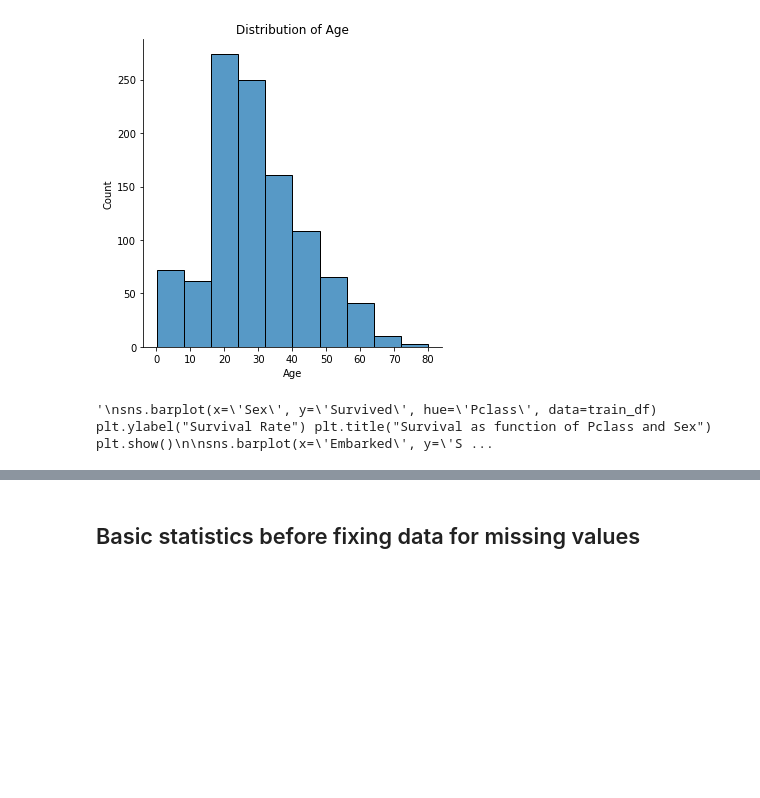
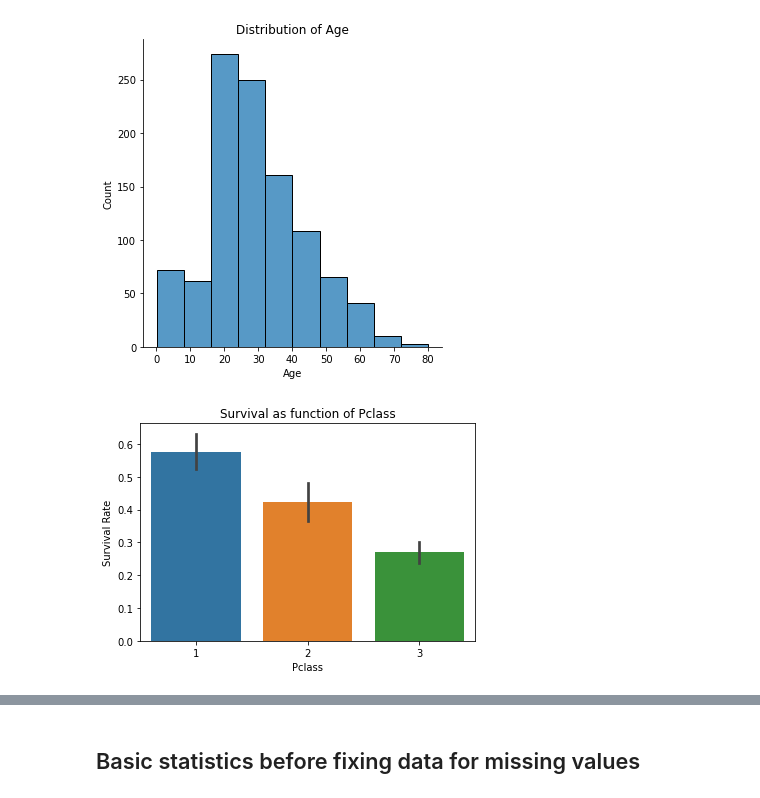
Before and after one commit to chanyadeshani/Group8, a Jupyter notebook: submit_assignment.ipynb, the cells around one changed output, grey strips where cells are left out. Saved outputs shown, nothing was run; the diff lists cells and outputs as text; code cells hidden in the pictures; blank space fills up the shorter version.

```diff
--- a/submit_assignment.ipynb
+++ b/submit_assignment.ipynb
@@ -209,27 +212,10 @@ sns.displot(train_df['Age'], kde=False, bins=10).set(title="Distribution of Age"
 # %% [output]
 <seaborn.axisgrid.FacetGrid at 0x...>
 [figure]
-# %%
-'''
-sns.barplot(x='Sex', y='Survived', hue='Pclass', data=train_df) plt.ylabel("Survival Rate") plt.title("Survival as function of Pclass and Sex") plt.show()
-
-sns.barplot(x='Embarked', y='Survived', data=train_df) plt.ylabel("Survival Rate") plt.title("Survival as function of Embarked Port") plt.show()
-
-sns.barplot(x='Embarked', y='Survived', hue='Pclass', data=train_df) plt.ylabel("Survival Rate") plt.title("Survival as function of Embarked Port & Class") plt.show()
-
-sns.countplot(x='Embarked', hue='Pclass', data=train_df) plt.title("Count of Passengers as function of Embarked Port") plt.show()
-
-sns.boxplot(x='Embarked', y='Age', data=train_df) plt.title("Age distribution as function of Embarked Port") plt.show()
-
-sns.boxplot(x='Embarked', y='Fare', data=train_df) plt.title("Fare distribution as function of Embarked Port") plt.show()
-
-fig, ax = plt.subplots(figsize=(13, 7)) sns.violinplot(x="Pclass", y="Age", hue='Survived', data=train_df, split=True, bw=0.05, palette=swarm_color, ax=ax) plt.title('Survivals for Age and Pclass ') plt.show()
-
-swarm_color = ["red", "green"] fig, ax = plt.subplots(figsize=(13, 7)) sns.swarmplot(x='Pclass', y='Age', hue='Survived', split=True, data=train_df, palette=swarm_color, size=7, ax=ax) plt.title('Survivals for Age and Pclass ') plt.show()
-
-g = sns.factorplot(x="Pclass", y="Age", hue="Survived", col="Sex", data=train_df, kind="swarm", split=True, palette=swarm_color, size=7, aspect=.9, s=7)
-
-y="Age", hue="Survived", col="Sex", data=train_df, kind="violin", split=True, bw=0.05, palette=swarm_color, size=7, aspect=.9, s=7)
-sns.barplot(x='Pclass', y='Survived', data=train_df) plt.ylabel("Survival Rate") plt.title("Survival as function of Pclass") plt.show()'''
-# %% [output]
-'\nsns.barplot(x=\'Sex\', y=\'Survived\', hue=\'Pclass\', data=train_df) plt.ylabel("Survival Rate") plt.title("Survival as function of Pclass and Sex") plt.show()\n\nsns.barplot(x=\'Embarked\', y=\'S ...
+# %%
+sns.barplot(x='Pclass', y='Survived', data=train_df)
+plt.ylabel("Survival Rate")
+plt.title("Survival as function of Pclass")
+plt.show()
+# %% [output]
+[figure, added]
```
Also changed, not shown: parts of 49 cells of this notebook.
